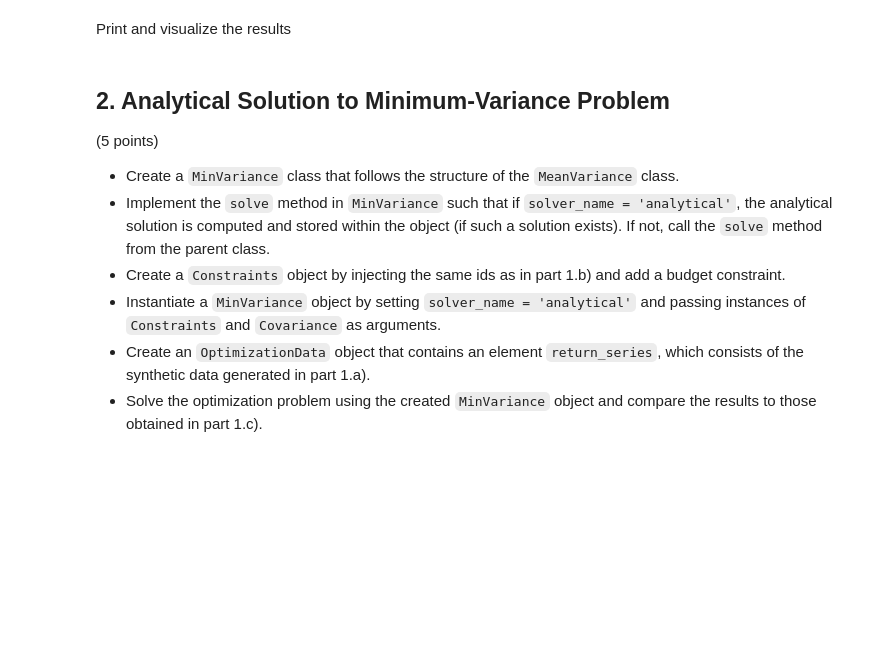
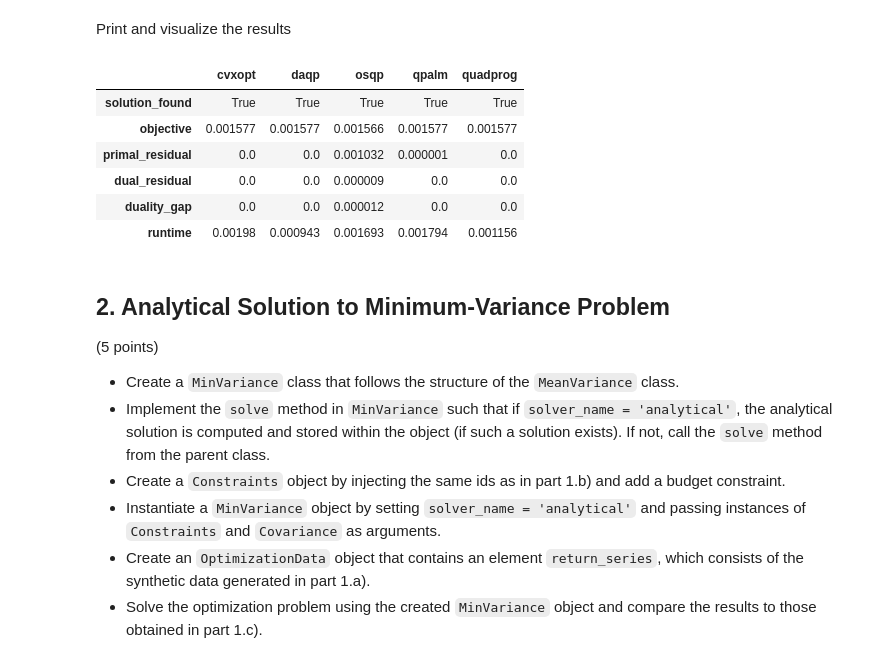
Before and after one commit to Lorbar8/qpmwp-course, a Jupyter notebook: assignments/assignment_1.ipynb, the cells around one changed output. Cells and saved outputs as stored; diff of their text form; code cells hidden in the pictures; blank space fills up the shorter version.

```diff
--- a/assignments/assignment_1.ipynb
+++ b/assignments/assignment_1.ipynb
@@ -139,3 +349,24 @@ Print and visualize the results
+# %%
+df_results = pd.DataFrame(results).reindex(
+    index=[
+        "solution_found",
+        "objective",
+        "primal_residual",
+        "dual_residual",
+        "duality_gap",
+        "runtime"
+    ]
+)
+
+df_results
+# %% [output]
+|  | cvxopt | daqp | osqp | qpalm | quadprog |
+| solution_found | True | True | True | True | True |
+| objective | 0.001577 | 0.001577 | 0.001566 | 0.001577 | 0.001577 |
+| primal_residual | 0.0 | 0.0 | 0.001032 | 0.000001 | 0.0 |
+| dual_residual | 0.0 | 0.0 | 0.000009 | 0.0 | 0.0 |
+| duality_gap | 0.0 | 0.0 | 0.000012 | 0.0 | 0.0 |
+| runtime | 0.00198 | 0.000943 | 0.001693 | 0.001794 | 0.001156 |
 # %% [markdown]
 ## 2. Analytical Solution to Minimum-Variance Problem
 
```
Also changed, not shown: parts of 13 cells of this notebook.
